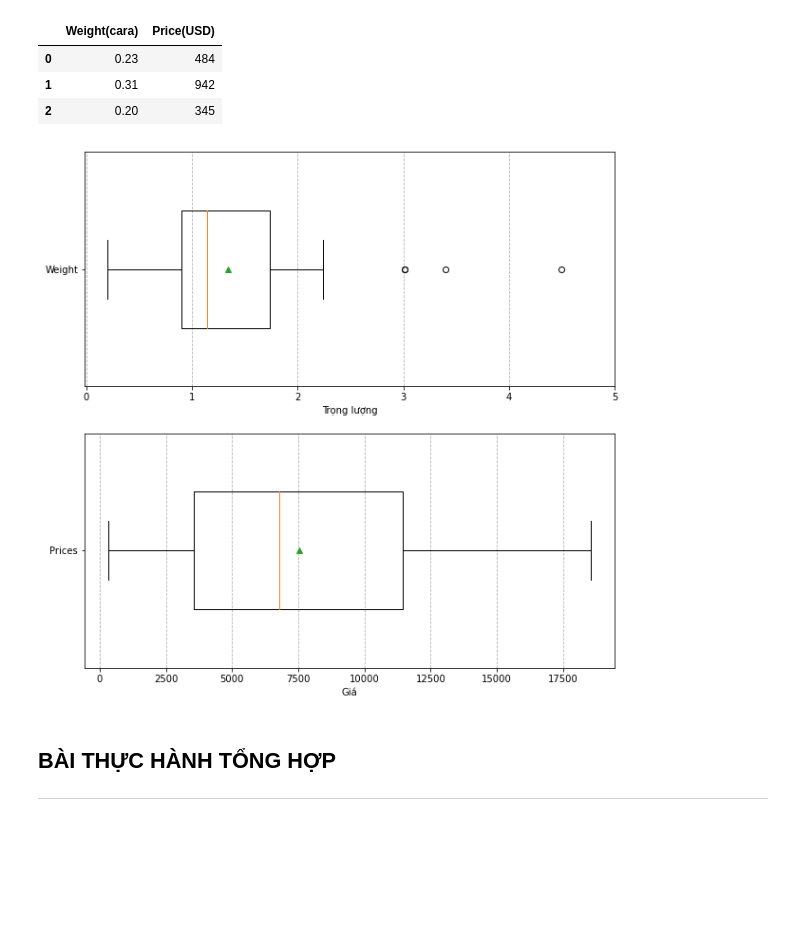
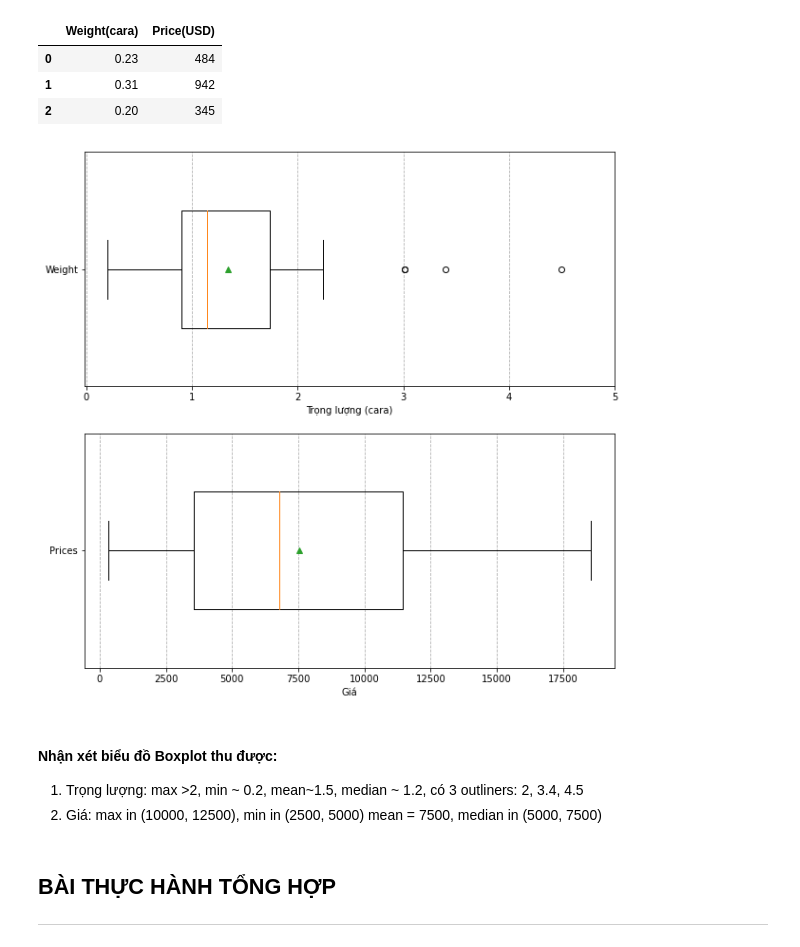
Before and after one commit to Nxhoang56/AI-Training-Course-VinbigData-, a Jupyter notebook: Python/Bai8_Visualization/Practice8_NguyenXuanHoang (3694709).ipynb, the cells around one changed output. Saved outputs shown, nothing was run; the diff lists cells and outputs as text; code cells hidden in the pictures; blank space fills up the shorter version.

```diff
--- a/Python/Bai8_Visualization/Practice8_NguyenXuanHoang (3694709).ipynb
+++ b/Python/Bai8_Visualization/Practice8_NguyenXuanHoang (3694709).ipynb
@@ -334,28 +334,28 @@ df_diamonds.head(3)
 # %%
 plt.figure(figsize = (10,10))
 plt.subplot(2,1,1)
 #Vẽ biểu đồ hộp Boxplot:
 plt.boxplot(df_diamonds['Weight(cara)'],           #Dữ liệu đầu vào
             widths=[0.5],           #Độ rộng của Box
             labels=['Weight'],
            vert = False,
            showmeans = True) #Nhãn của Boxplot
 
 plt.grid( axis = 'x', ls='--')
-plt.xlabel('Trọng lượng')
+plt.xlabel('Trọng lượng (cara)')
 plt.xticks([0,1,2,3,4,5])
 
 plt.subplot(2,1,2)
 
 plt.boxplot(df_diamonds['Price(USD)'],           #Dữ liệu đầu vào
             widths=[0.5],           #Độ rộng của Box
             labels=['Prices'],#Nhãn của Boxplot
            vert = False,
            showmeans = True) #show mean value
 
 plt.grid( axis = 'x', ls='--')
 plt.xlabel('Giá')
 plt.xticks()
 plt.show()
 # %% [output]
-[figure, old version]
+[figure, new version]
@@ -365,3 +362,8 @@ plt.show()
+# %% [markdown]
+#### Nhận xét biểu đồ Boxplot thu được:
+1. Trọng lượng: max >2, min ~ 0.2, mean~1.5, median ~ 1.2, có 3 outliners: 2, 3.4, 4.5
+2. Giá: max in (10000, 12500), min in (2500, 5000)
+        mean = 7500, median in (5000, 7500)
 # %% [markdown]
 ## BÀI THỰC HÀNH TỔNG HỢP
 ---
```
Also changed, not shown: parts of 11 cells of this notebook, 11 other files.
